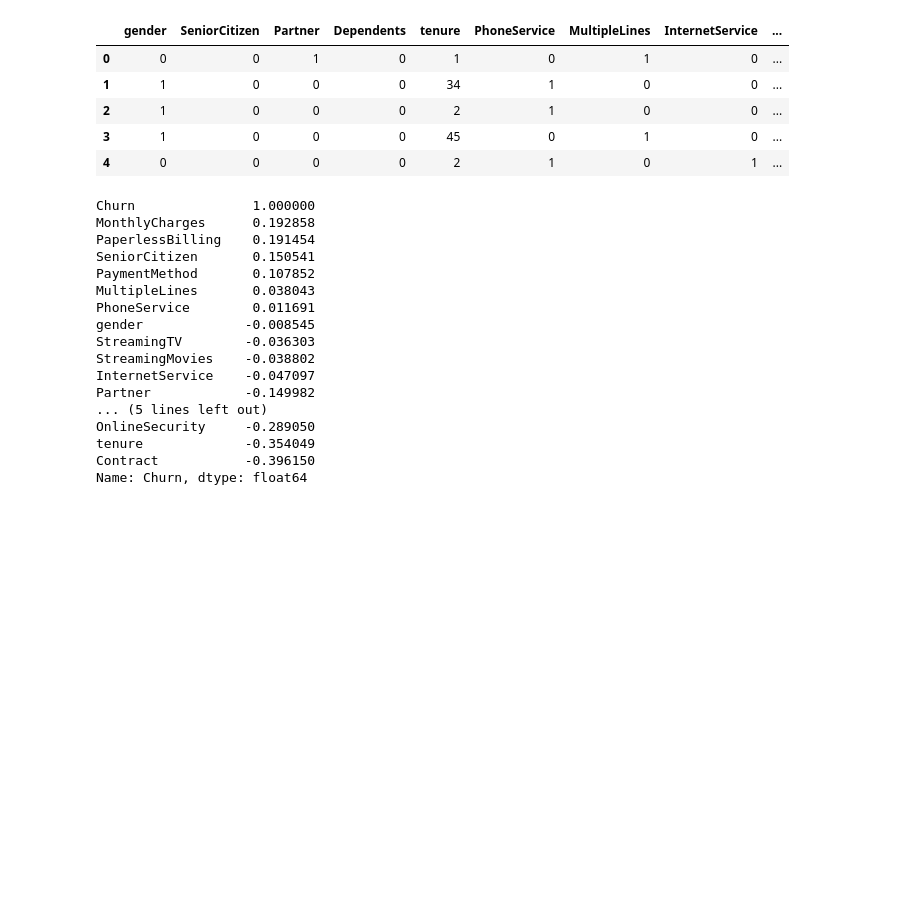
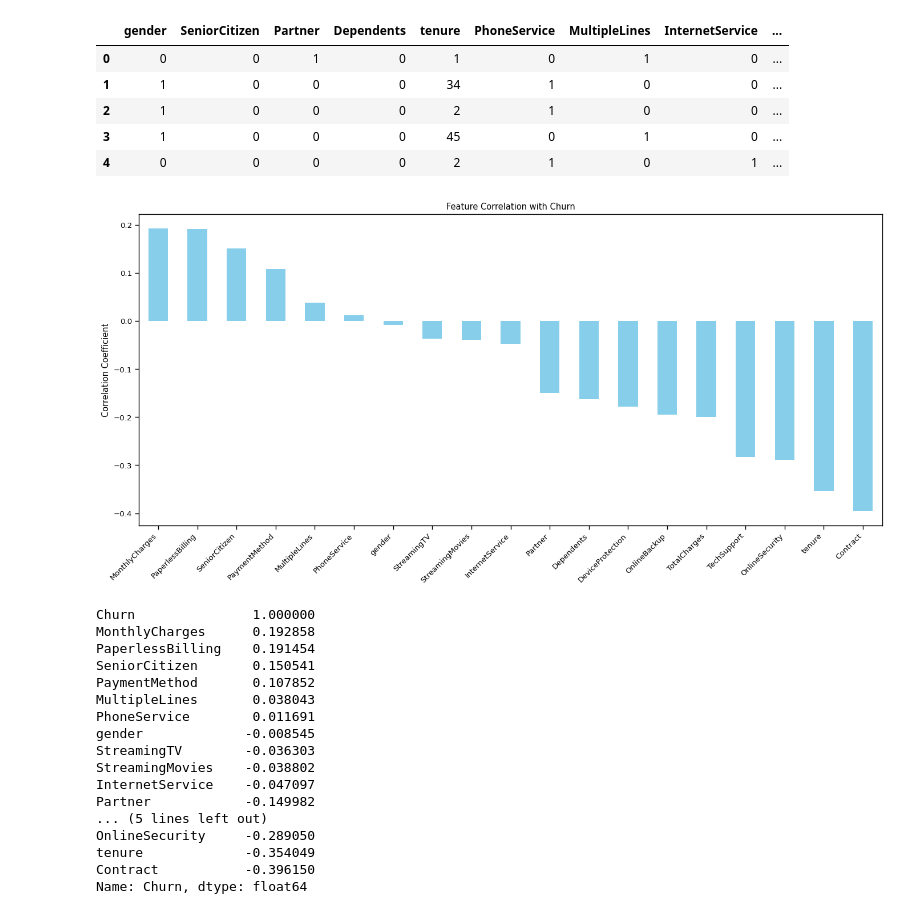
Before and after one commit to KudoroEsther/Customer_churn, a Jupyter notebook: notebooks/sample_copy.ipynb, the cells around one changed output. Cells and saved outputs as stored; diff of their text form; code cells hidden in the pictures; blank space fills up the shorter version.

```diff
--- a/notebooks/sample_copy.ipynb
+++ b/notebooks/sample_copy.ipynb
@@ -494,6 +496,17 @@ df.head()
 | 2 | 1 | 0 | 0 | 0 | 2 | 1 | 0 | 0 | ... |
 | 3 | 1 | 0 | 0 | 0 | 45 | 0 | 1 | 0 | ... |
 | 4 | 0 | 0 | 0 | 0 | 2 | 1 | 0 | 1 | ... |
+# %%
+plt.figure(figsize=(14, 7))
+# Drop 'Churn' from the correlation array so it doesn't plot a perfect 1.0 correlation with itself
+df.corr()['Churn'].drop('Churn').sort_values(ascending=False).plot(kind='bar', color='skyblue')
+plt.title('Feature Correlation with Churn')
+plt.ylabel('Correlation Coefficient')
+plt.xticks(rotation=45, ha='right')
+plt.tight_layout()
+plt.show()
+# %% [output]
+[figure, added]
 # %%
 plt.figure(figsize=(14,7))
 df.corr()['Churn'].sort_values(ascending = False)
```
Also changed, not shown: parts of 2 cells of this notebook, 1 other file.
